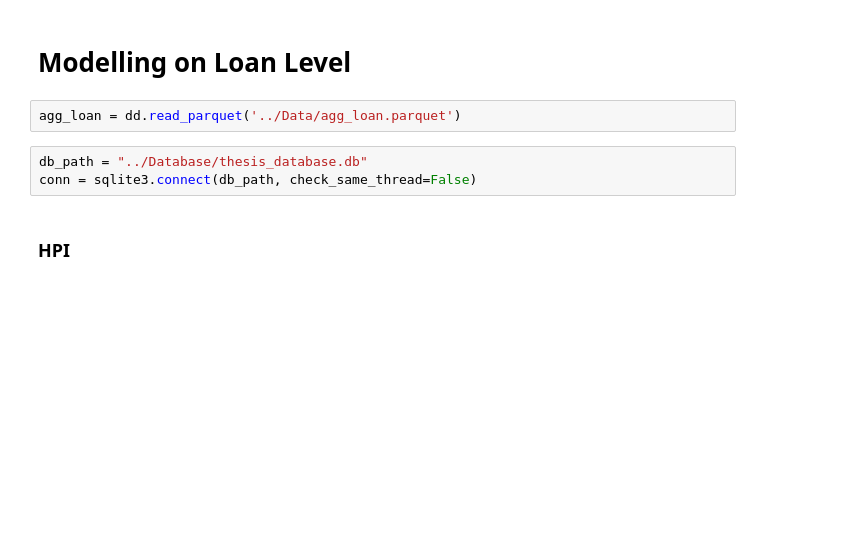
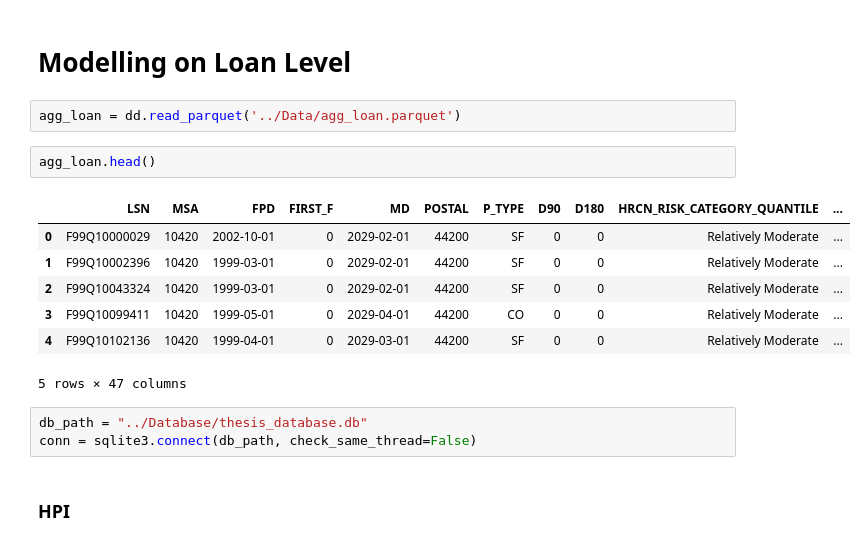
Before and after one commit to yannickpichardo/master_thesis, a Jupyter notebook: combine_data.ipynb, the cells around one changed output. Drawn from its saved outputs; the diff is of its cells as text; blank space fills up the shorter version.

```diff
--- a/combine_data.ipynb
+++ b/combine_data.ipynb
@@ -588,6 +598,16 @@ re_res
 # Modelling on Loan Level
 # %%
 agg_loan = dd.read_parquet('../Data/agg_loan.parquet')
+# %%
+agg_loan.head()
+# %% [output]
+|  | LSN | MSA | FPD | FIRST_F | MD | POSTAL | P_TYPE | D90 | D180 | HRCN_RISK_CATEGORY_QUANTILE | ... |
+| 0 | F99Q10000029 | 10420 | 2002-10-01 | 0 | 2029-02-01 | 44200 | SF | 0 | 0 | Relatively Moderate | ... |
+| 1 | F99Q10002396 | 10420 | 1999-03-01 | 0 | 2029-02-01 | 44200 | SF | 0 | 0 | Relatively Moderate | ... |
+| 2 | F99Q10043324 | 10420 | 1999-03-01 | 0 | 2029-02-01 | 44200 | SF | 0 | 0 | Relatively Moderate | ... |
+| 3 | F99Q10099411 | 10420 | 1999-05-01 | 0 | 2029-04-01 | 44200 | CO | 0 | 0 | Relatively Moderate | ... |
+| 4 | F99Q10102136 | 10420 | 1999-04-01 | 0 | 2029-03-01 | 44200 | SF | 0 | 0 | Relatively Moderate | ... |
+5 rows × 47 columns
 # %%
 db_path = "../Database/thesis_database.db"
 conn = sqlite3.connect(db_path, check_same_thread=False)
```
Also changed, not shown: parts of 21 cells of this notebook, 4 other files.
